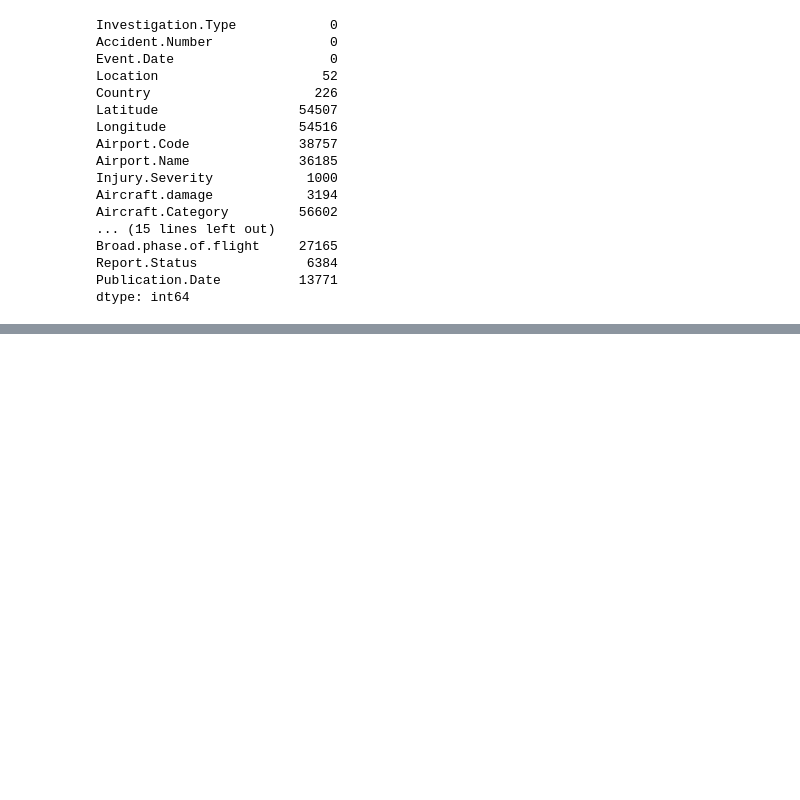
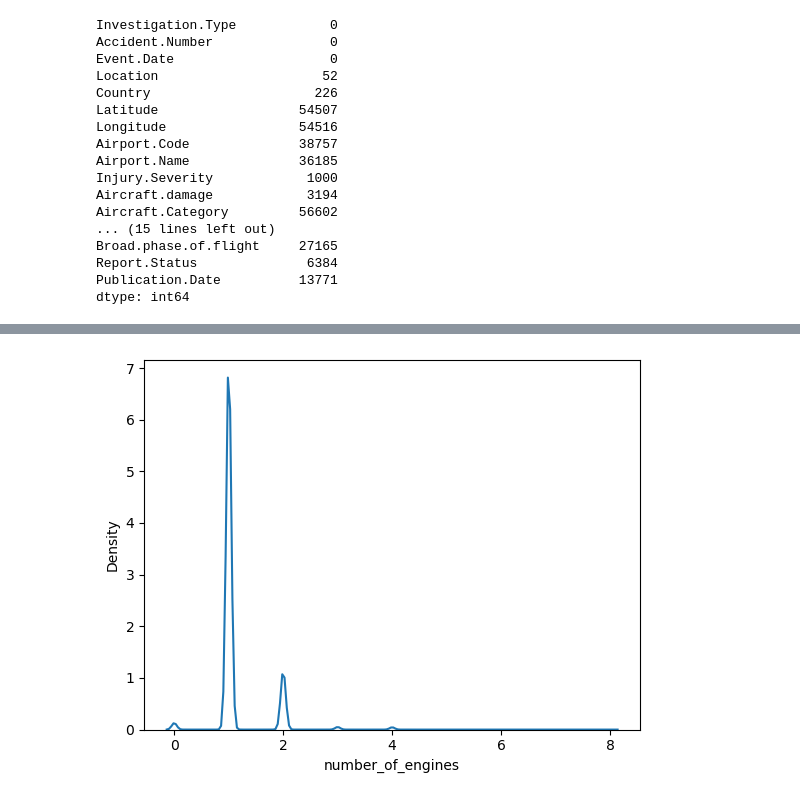
Before and after one commit to StacyMogeni/phase1_project, a Jupyter notebook: Untitled.ipynb, the cells around one changed output, grey strips where cells are left out. Saved outputs shown, nothing was run; the diff lists cells and outputs as text; code cells hidden in the pictures; blank space fills up the shorter version.

```diff
--- a/Untitled.ipynb
+++ b/Untitled.ipynb
@@ -158,0 +350,4 @@ sns.kdeplot(df["Total.Fatal.Injuries"])
+# %%
+#Replacing the name of a value because the value is similar to the other one
+df1["purpose_of_flight"]= df1["purpose_of_flight"].str.replace("Air Race/Show", "Air Race Show")
+df1["purpose_of_flight"].value_counts()
@@ -158,0 +372,4 @@ sns.kdeplot(df["Total.Fatal.Injuries"])
+# %%
+#Replacing the value "unk" with "Unknown" all through the dataset
+df1.replace("Unk", "Unknown", inplace=True)
+df1["schedule"].value_counts()
@@ -158,0 +382,23 @@ sns.kdeplot(df["Total.Fatal.Injuries"])
+# %%
+#Grouping the values in the injury_severity column and adding a new column, to simplify our analysis
+def simplify_injury_severity(severity):
+    if pd.isna(severity):
+        return "Unknown"
+    severity = severity.strip().lower()
+
+    if severity.startswith("fatal"):
+        return "Fatal"
+    elif severity == "non-fatal":
+        return "Non-Fatal"
+    elif severity == "serious":
+        return "Serious"
+    elif severity == "minor":
+        return "Minor"
+    elif severity == "none":
+        return "None"
+    elif severity == "unavailable":
+        return "Unknown"
+    else:
+        return "Other"
+df1["injury_severity_grouped"] = df1["injury_severity"].apply(simplify_injury_severity)
+df1["injury_severity_grouped"].value_counts()
@@ -158,0 +419,4 @@ sns.kdeplot(df["Total.Fatal.Injuries"])
+# %%
+#Dropping the duplicated rows
+df1.drop_duplicates(inplace=True)
+df1.duplicated().sum()
@@ -158,0 +451,6 @@ sns.kdeplot(df["Total.Fatal.Injuries"])
+# %%
+#Checking for the skewness of the "number_of_engines" column
+sns.kdeplot(df1["number_of_engines"])
+plt.show()
+# %% [output]
+[figure, added]
```
Also changed, not shown: parts of 48 cells of this notebook.
